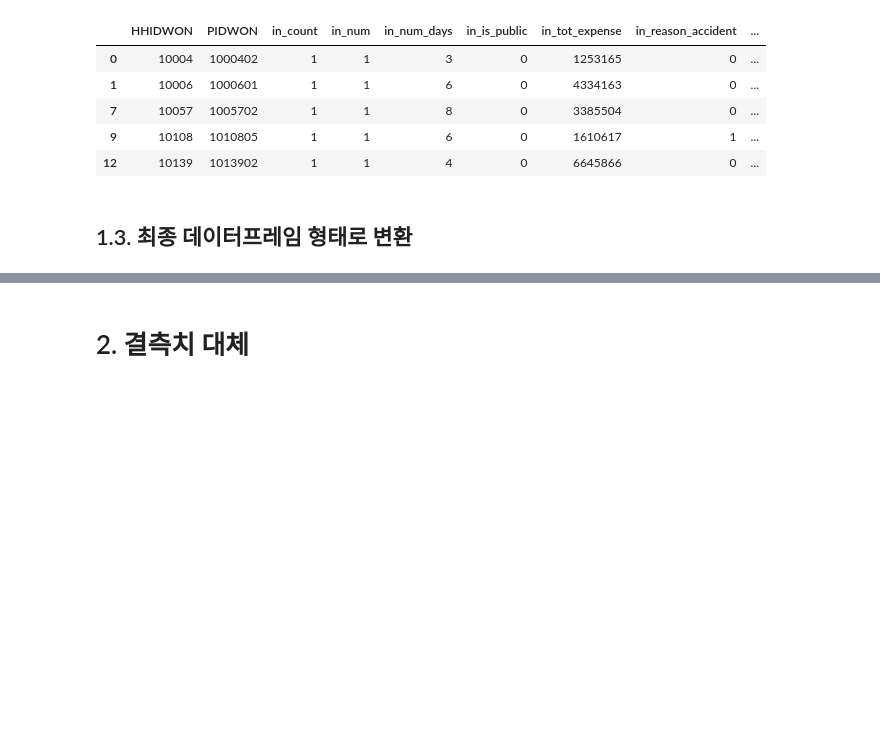
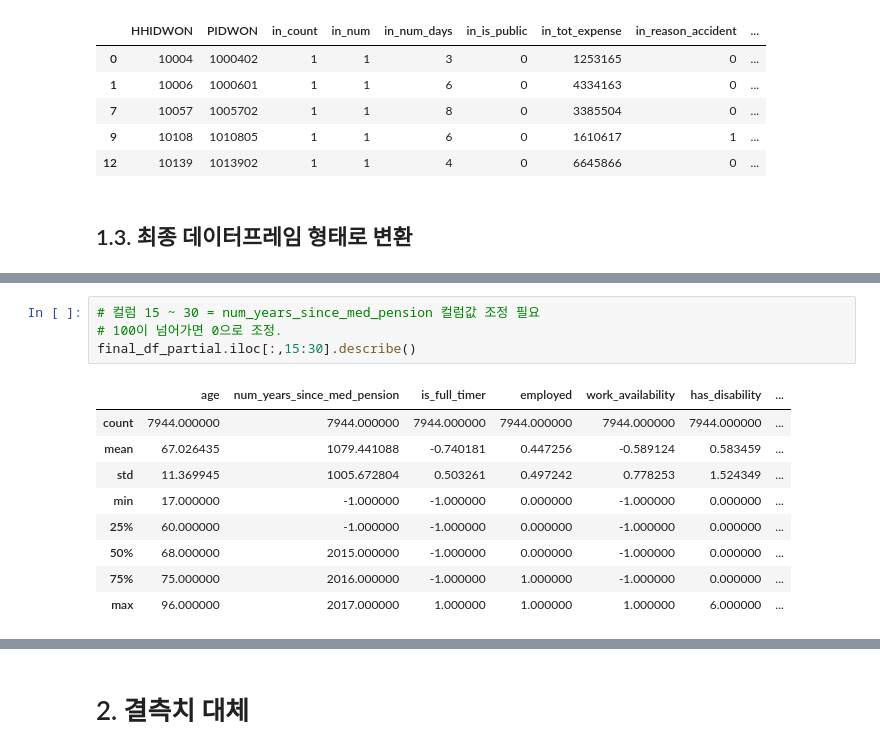
Before and after one commit to hyun-ko-DS/MedExpensePrediction, a Jupyter notebook: main.ipynb, the cells around one changed output, grey strips where cells are left out. Cells and saved outputs as stored; diff of their text form; blank space fills up the shorter version.

```diff
--- a/main.ipynb
+++ b/main.ipynb
@@ -1078,0 +1037,14 @@ print(f"각 가구원 별 관찰값 (연도) 수: {len(final_df.groupby('PIDWON'
+# %%
+# 컬럼 15 ~ 30 = num_years_since_med_pension 컬럼값 조정 필요
+# 100이 넘어가면 0으로 조정.
+final_df_partial.iloc[:,15:30].describe()
+# %% [output]
+|  | age | num_years_since_med_pension | is_full_timer | employed | work_availability | has_disability | ... |
+| count | 7944.000000 | 7944.000000 | 7944.000000 | 7944.000000 | 7944.000000 | 7944.000000 | ... |
+| mean | 67.026435 | 1079.441088 | -0.740181 | 0.447256 | -0.589124 | 0.583459 | ... |
+| std | 11.369945 | 1005.672804 | 0.503261 | 0.497242 | 0.778253 | 1.524349 | ... |
+| min | 17.000000 | -1.000000 | -1.000000 | 0.000000 | -1.000000 | 0.000000 | ... |
+| 25% | 60.000000 | -1.000000 | -1.000000 | 0.000000 | -1.000000 | 0.000000 | ... |
+| 50% | 68.000000 | 2015.000000 | -1.000000 | 0.000000 | -1.000000 | 0.000000 | ... |
+| 75% | 75.000000 | 2016.000000 | -1.000000 | 1.000000 | -1.000000 | 0.000000 | ... |
+| max | 96.000000 | 2017.000000 | 1.000000 | 1.000000 | 1.000000 | 6.000000 | ... |
```
Also changed, not shown: parts of 51 cells of this notebook, 4 other files.
